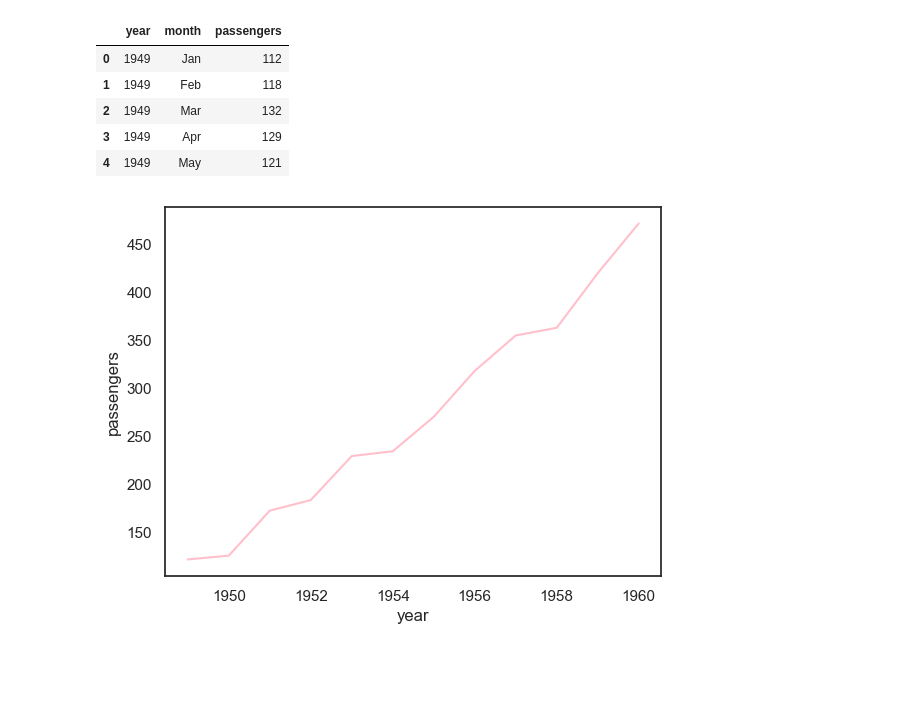
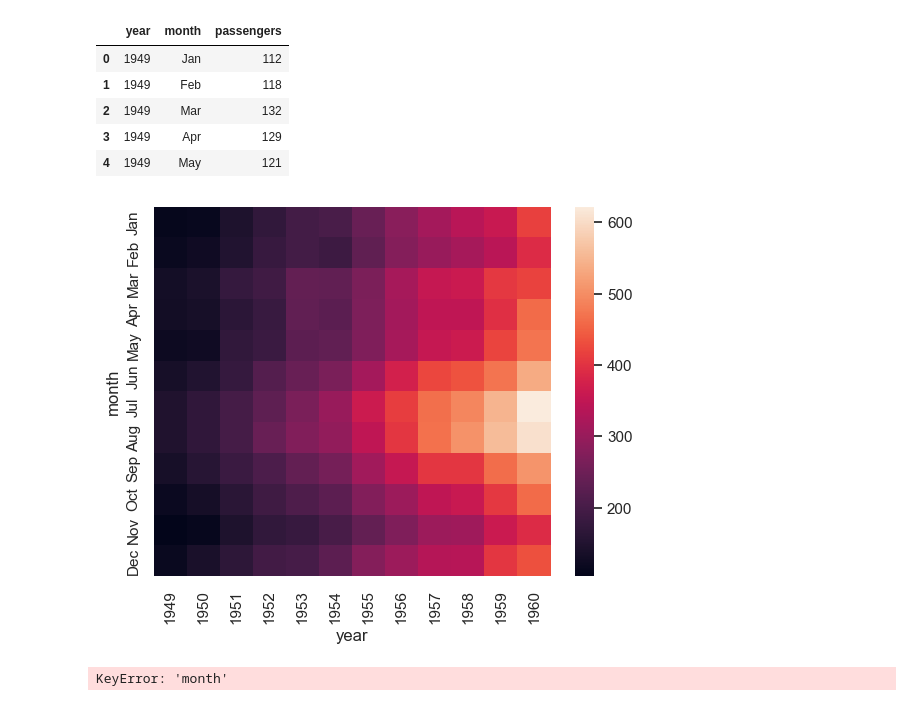
Before and after one commit to eo1989/mkt_stats_notes, a Jupyter notebook: interactive_data_viz.ipynb, the cells around one changed output. Drawn from its saved outputs; the diff is of its cells as text; code cells hidden in the pictures; blank space fills up the shorter version.

```diff
--- a/interactive_data_viz.ipynb
+++ b/interactive_data_viz.ipynb
@@ -688,20 +693,61 @@ flights_df.head()
 | 3 | 1949 | Apr | 129 |
 | 4 | 1949 | May | 121 |
 # %%
-# flights_df = flights_df.pivot("month", "year", "passengers")
-# ax = sns.heatmap(flights_df)
+flights_df = flights_df.pivot("month", "year", "passengers")
+ax = sns.heatmap(flights_df)
 
-ax = sns.lineplot(x = 'year', y = 'passengers', data = flights_df[flights_df['month'] == 'January'], color = 'green')
-ax = sns.lineplot(x = 'year', y = 'passengers', data = flights_df[flights_df['month'] == 'February'], color = 'red')
-ax = sns.lineplot(x = 'year', y = 'passengers', data = flights_df[flights_df['month'] == 'March'], color = 'blue')
-ax = sns.lineplot(x = 'year', y = 'passengers', data = flights_df[flights_df['month'] == 'April'], color = 'cyan')
-ax = sns.lineplot(x = 'year', y = 'passengers', data = flights_df[flights_df['month'] == 'May'], color = 'pink')
-ax = sns.lineplot(x = 'year', y = 'passengers', data = flights_df[flights_df['month'] == 'June'], color = 'black')
-ax = sns.lineplot(x = 'year', y = 'passengers', data = flights_df[flights_df['month'] == 'July'], color = 'grey')
-ax = sns.lineplot(x = 'year', y = 'passengers', data = flights_df[flights_df['month'] == 'August'], color = 'yellow')
-ax = sns.lineplot(x = 'year', y = 'passengers', data = flights_df[flights_df['month'] == 'September'], color = 'turquoise')
-ax = sns.lineplot(x = 'year', y = 'passengers', data = flights_df[flights_df['month'] == 'October'], color = 'orange')
-ax = sns.lineplot(x = 'year', y = 'passengers', data = flights_df[flights_df['month'] == 'November'], color = 'darkgreen')
-ax = sns.lineplot(x = 'year', y = 'passengers', data = flights_df[flights_df['month'] == 'December'], color = 'darkred')
+# ax = sns.lineplot(x='year',
+#                   y='passengers',
+#                   data=flights_df[flights_df['month'] == 'January'],
+#                   color='green')
+# ax = sns.lineplot(x='year',
+#                   y='passengers',
+#                   data=flights_df[flights_df['month'] == 'February'],
+#                   color='red')
+# ax = sns.lineplot(x='year',
+#                   y='passengers',
+#                   data=flights_df[flights_df['month'] == 'March']a,
+#                   color='blue')
+# ax = sns.lineplot(x='year',
+#                   y='passengers',
+#                   data=flights_df[flights_df['month'] == 'April'],
+#                   color='cyan')
+# ax = sns.lineplot(x='year',
+#                   y='passengers',
+#                   data=flights_df[flights_df['month'] == 'May'],
+#                   color='pink')
+# ax = sns.lineplot(x='year',
+#                   y='passengers',
+#                   data=flights_df[flights_df['month'] == 'June'],
+#                   color='black')
+# ax = sns.lineplot(x='year',
+#                   y='passengers',
+#                   data=flights_df[flights_df['month'] == 'July'],
+#                   color='grey')
+# ax = sns.lineplot(x='year',
+#                   y='passengers',
+#                   data=flights_df[flights_df['month'] == 'August'],
+#                   color='yellow')
+# ax = sns.lineplot(x='year',
+#                   y='passengers',
+#                   data=flights_df[flights_df['month'] == 'September'],
+#                   color='turquoise')
+# ax = sns.lineplot(x='year',
+#                   y='passengers',
+#                   data=flights_df[flights_df['month'] == 'October'],
+#                   color='orange')
+# ax = sns.lineplot(x='year',
+#                   y='passengers',
+#                   data=flights_df[flights_df['month'] == 'November'],
+#                   color='darkgreen')
+# ax = sns.lineplot(x='year',
+#                   y='passengers',
+#                   data=flights_df[flights_df['month'] == 'December'],
+#                   color='darkred')
 # %% [output]
-[figure, old version]
+[figure, new version]
+# %%
+flights_df  # = flights_df.pivot("month", "year", "passengers")
+flights_df["month"]
+# %% [output]
+KeyError: 'month'
```
Also changed, not shown: parts of 48 cells of this notebook, 3 other files.
